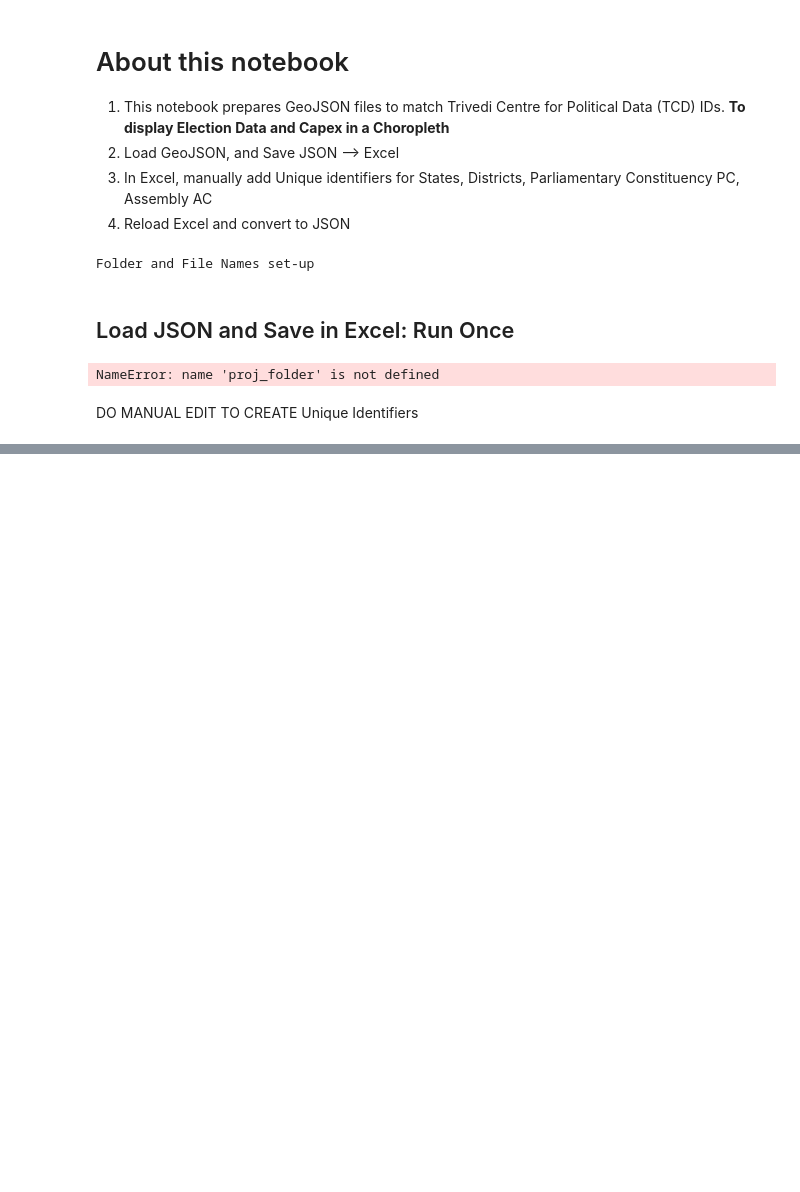
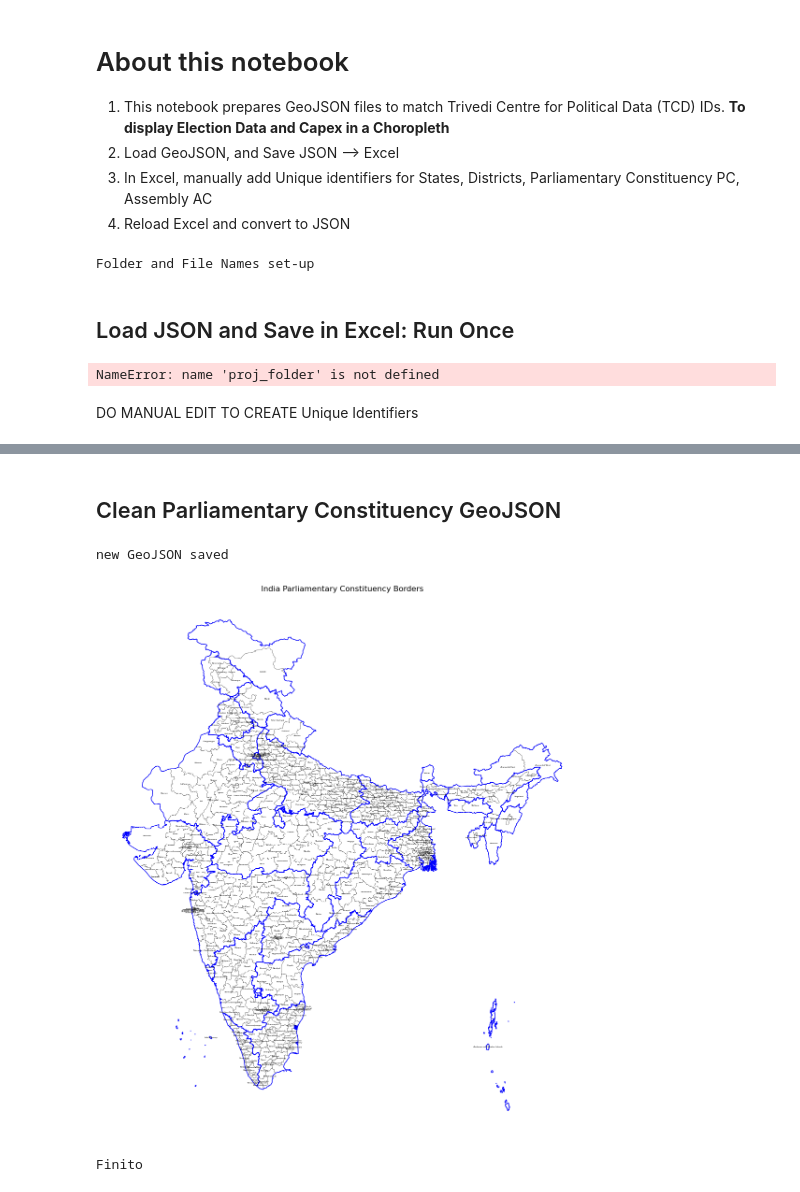
Before and after one commit to talktokalyan/Kalyan-Jupyter-Notebooks, a Jupyter notebook: Capex/Prepare-Geo-Capex.ipynb, the cells around one changed output, grey strips where cells are left out. Saved outputs shown, nothing was run; the diff lists cells and outputs as text; code cells hidden in the pictures; blank space fills up the shorter version.

```diff
--- a/Capex/Prepare-Geo-Capex.ipynb
+++ b/Capex/Prepare-Geo-Capex.ipynb
@@ -235,0 +180,80 @@ Name: ST_UNIQUE_ID, dtype: object
+# %% [markdown]
+## Clean Parliamentary Constituency GeoJSON
+# %%
+import geopandas as gpd
+
+# Load the GeoJSON file into a GeoDataFrame
+pc_file_path= os.path.join(proj_folder, pc_geo_file)
+pc_gdf = gpd.read_file(pc_file_path)
+states_gdf = gpd.read_file(st_file_path)
+
+
+# Add a new property 'new_property' with a default value
+pc_gdf['ST_UNIQUE_ID'] = pc_gdf['ST_ABB'] + '-' + pc_gdf['ST_CODE']
+
+# Sort the DataFrame by 'st_id' and 'dtname'
+pc_gdf = pc_gdf.sort_values(by=['ST_UNIQUE_ID', 'PC_NAME']).reset_index(drop=True)
+
+# Group by 'st_id' and create a serial number for each district within each group
+pc_gdf['serial_no'] = pc_gdf.groupby('ST_UNIQUE_ID').cumcount() + 1
+
+# Convert the serial number to a string and pad with zeros to have four digits
+pc_gdf['serial_no'] = pc_gdf['serial_no'].astype(str).str.zfill(3)
+
+# Create the unique ID string by concatenating 'st_id' and the zero-padded serial number
+pc_gdf['PC_UNIQUE_ID'] = pc_gdf['ST_UNIQUE_ID'] + '-P' + pc_gdf['serial_no']
+
+# Drop the 'serial_no' column as it is no longer needed
+pc_gdf = pc_gdf.drop(columns=['serial_no'])
+
+
+# Save the modified GeoDataFrame back to a GeoJSON file
+output_file_path= os.path.join(shapefiles_cleaned, 'india_pc_cleaned-V1.geojson')
+pc_gdf.to_file(output_file_path, driver='GeoJSON')
+
+print('new GeoJSON saved')
+##############
+# Read the just saved new GeoJSON file into a GeoDataFrame
+gdf = gpd.read_file(output_file_path)
+
+# Create a plot
+fig, ax = plt.subplots(figsize=(15, 15))
+# Set the background color of the figure
+fig.patch.set_facecolor('white')  # Change 'lightblue' to your preferred color
+
+# Plot the districts with a thin border
+# districts_gdf.plot(ax=ax, color='white', edgecolor='black', linewidth=0.5)
+gdf.plot(ax=ax, color='white', edgecolor='black', linewidth=0.25)
+
+# Plot the state borders with a thicker line
+states_gdf.boundary.plot(ax=ax, edgecolor='blue', linewidth=1)
+
+# Loop through each geometry and add text annotations for "ST_UNIQUE_ID"
+for idx, row in gdf.iterrows():
+    # Get the geometry's representative point (centroid)
+    point = row.geometry.representative_point()
+    # Use the `ax.annotate` method to add text annotations
+    ax.annotate(text=row['PC_NAME'], xy=(point.x, point.y), horizontalalignment='center', fontsize=3)
+
+
+# Remove the axis for a cleaner look
+ax.axis('off')
+# Set the title
+plt.title('India Parliamentary Constituency Borders')
+# Display the plot
+plt.show()
+
+## Export Excel with unique PC_id and name for crosschecking with Trivedi Centre data
+
+df = pc_gdf[['PC_UNIQUE_ID', 'PC_NAME']].drop_duplicates()
+
+# Save the modified GeoDataFrame back to a GeoJSON file
+output_file_path= os.path.join(proj_folder, 'pc_tcd.xlsx')
+pc_gdf.to_excel(output_file_path, sheet_name="2014")
+
+
+print('Finito')
+# %% [output]
+new GeoJSON saved
+[figure, added]
+Finito
```
Also changed, not shown: parts of 9 cells of this notebook, 13 other files.
